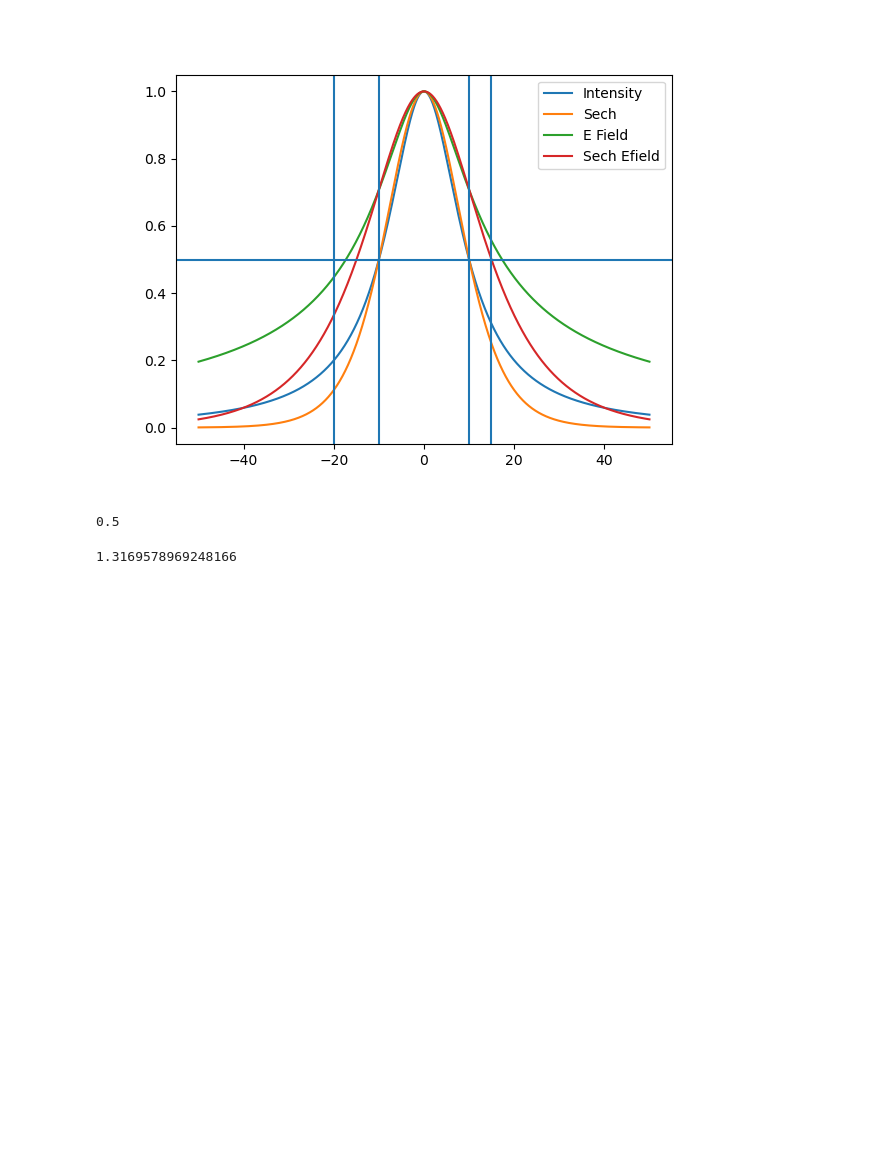
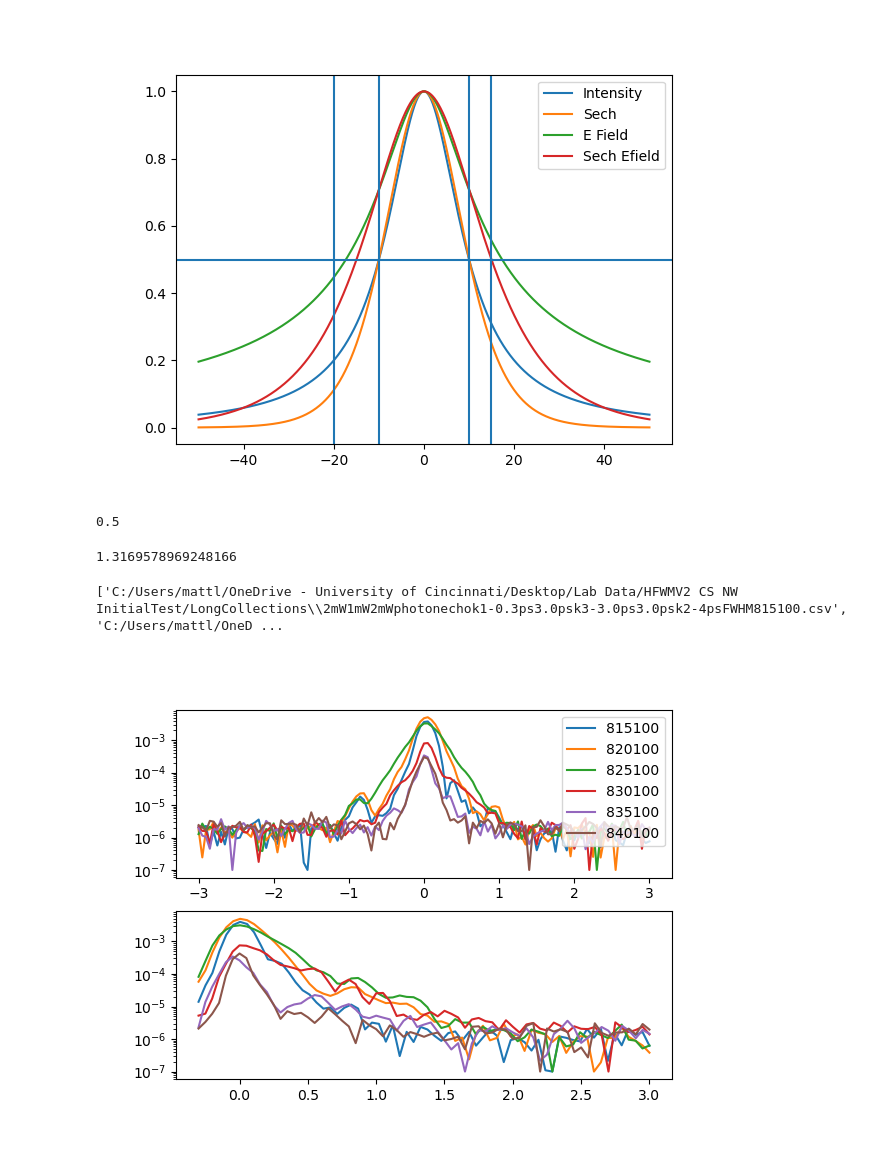
Before and after one commit to MTLphys/FittingFunctions, a Jupyter notebook: Fitfunction.ipynb, the cells around one changed output. Cells and saved outputs as stored; diff of their text form; code cells hidden in the pictures; blank space fills up the shorter version.

```diff
--- a/Fitfunction.ipynb
+++ b/Fitfunction.ipynb
@@ -326,3 +326,37 @@ print(I)
 (2*np.log(2+np.sqrt(3)))/2
 # %% [output]
 1.3169578969248166
+# %%
+import matplotlib.pyplot as plt
+import numpy as np
+import glob as gb
+directory = 'C:/Users/mattl/OneDrive - University of Cincinnati/Desktop/Lab Data/HFWMV2 CS NW InitialTest/LongCollections/'
+endmoniker = '100'
+filetype = '.csv'
+integration= .15
+files = gb.glob(directory+'*'+endmoniker+filetype)
+fig,axs = plt.subplots(2)
+axs[0].set_yscale('log')
+axs[1].set_yscale('log')
+print(files)
+for file in files :
+    filetag = file[len(directory):-4]
+    contents = np.loadtxt(file,delimiter=';')
+    indicest12= np.where(np.abs(contents[:,0])<=integration)[0]
+    t12cut = np.sum(contents[indicest12[1:],:],axis=0)/(len(indicest12)-1)
+    t12 = contents[0,:]
+    t12cut = t12cut-np.min(t12cut[1:])+1e-7
+    axs[0].plot(t12[1:],t12cut[1:],label = filetag[-6:])
+    axs[0].legend()
+    indicest3ref= np.where(np.abs(contents[0,:])<=integration)[0]
+    t3refcut = np.sum(contents[:,indicest3ref[1:]],axis=1)/(len(indicest3ref)-1)
+    t3refcut = t3refcut-np.min(t3refcut[1:])+1e-7
+    t3ref = contents[:,0]
+    axs[1].plot(t3ref[1:],t3refcut[1:],label = filetag[0:6])
+    output = np.vstack((t3ref[1:],t3refcut[1:])).transpose()
+    np.savetxt(directory+filetag+'T3refcut'+filetype,output,delimiter=';')
+    output = np.vstack((t12[1:],t12cut[1:])).transpose()
+    np.savetxt(directory+filetag+'T12cut'+filetype,output,delimiter=';')
+# %% [output]
+['C:/Users/mattl/OneDrive - University of Cincinnati/Desktop/Lab Data/HFWMV2 CS NW InitialTest/LongCollections\\2mW1mW2mWphotonechok1-0.3ps3.0psk3-3.0ps3.0psk2-4psFWHM815100.csv', 'C:/Users/mattl/OneD ...
+[figure, added]
```
Also changed, not shown: parts of 5 cells of this notebook.
